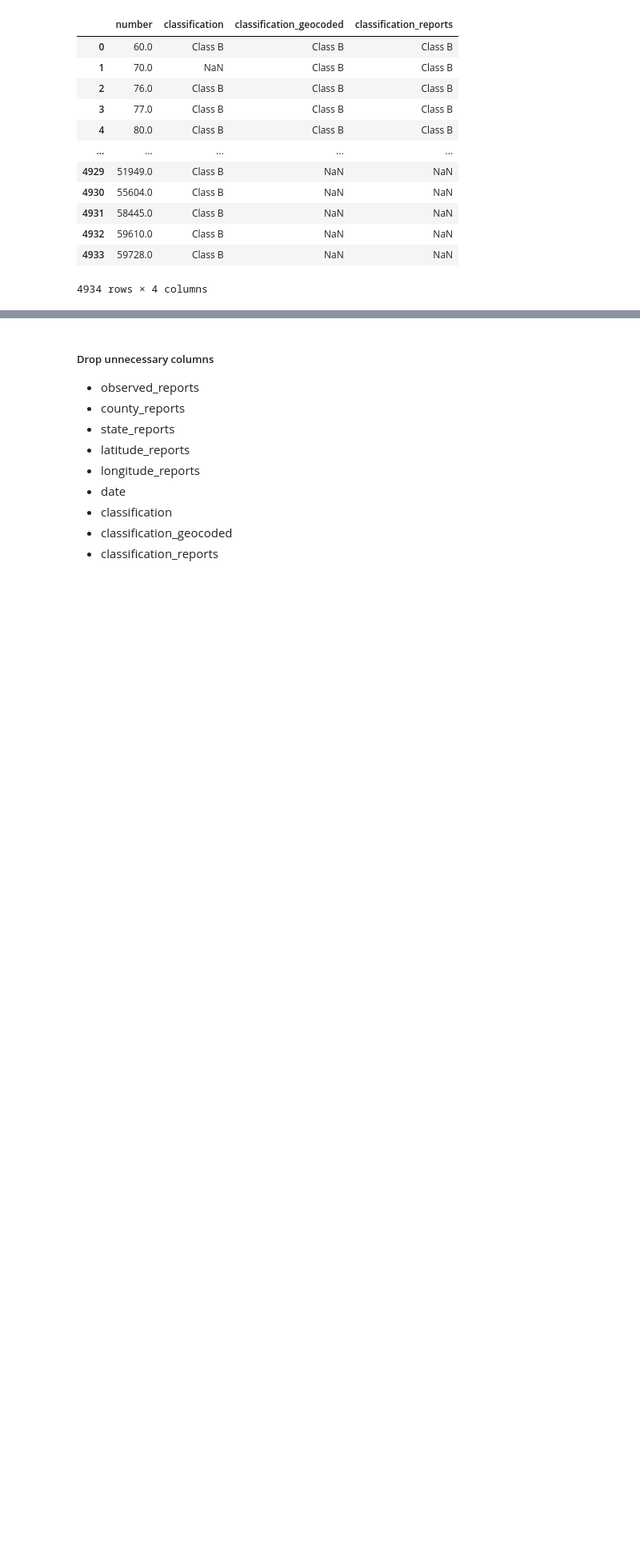
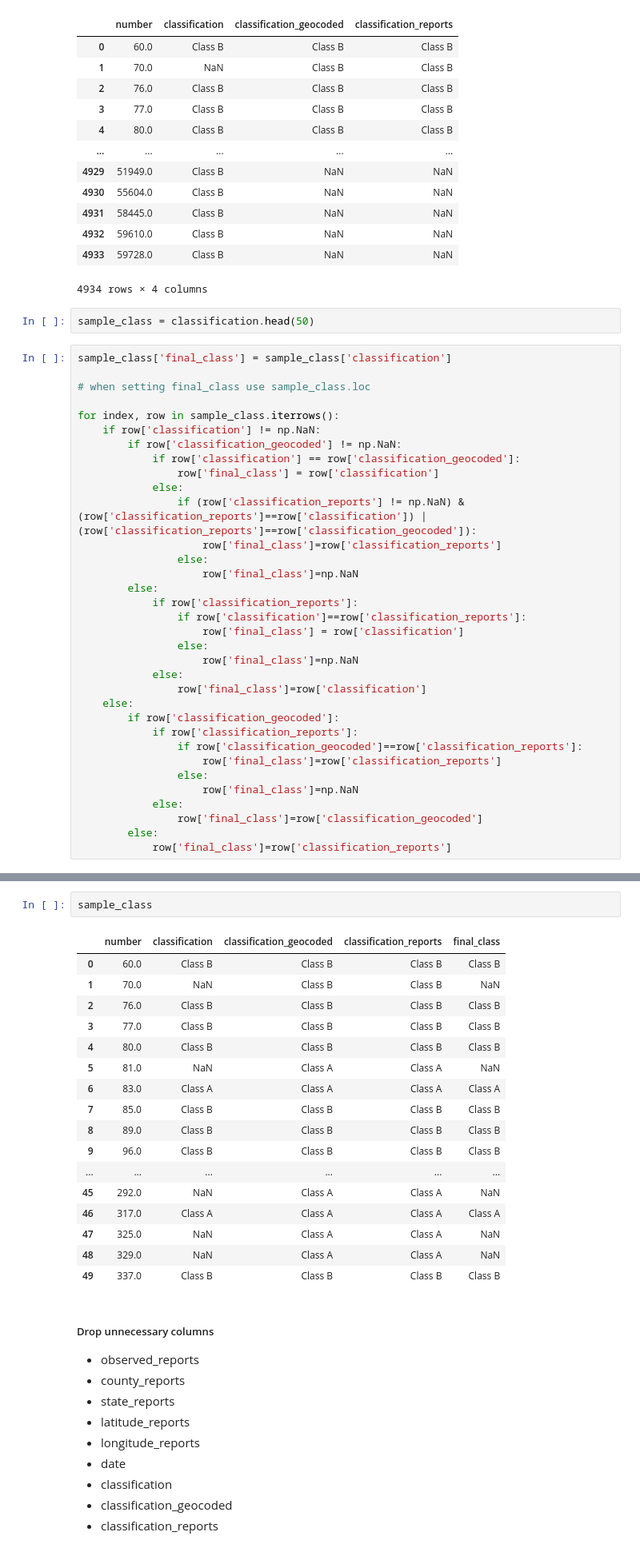
Before and after one commit to elisabethvirak/BigFoot, a Jupyter notebook: Bigfoot_Cleaning.ipynb, the cells around one changed output, grey strips where cells are left out. Shown: that part at 80% size. Cells and saved outputs as stored; diff of their text form; blank space fills up the shorter version.

```diff
--- a/Bigfoot_Cleaning.ipynb
+++ b/Bigfoot_Cleaning.ipynb
@@ -460,3 +462,39 @@ classification
 | 4932 | 59610.0 | Class B | NaN | NaN |
 | 4933 | 59728.0 | Class B | NaN | NaN |
 4934 rows × 4 columns
+# %%
+sample_class = classification.head(50)
+# %%
+sample_class['final_class'] = sample_class['classification']
+
+# when setting final_class use sample_class.loc
+
+for index, row in sample_class.iterrows():
+    if row['classification'] != np.NaN:
+        if row['classification_geocoded'] != np.NaN:
+            if row['classification'] == row['classification_geocoded']:
+                row['final_class'] = row['classification']
+            else:
+                if (row['classification_reports'] != np.NaN) & (row['classification_reports']==row['classification']) | (row['classification_reports']==row['classification_geocoded']):
+                    row['final_class']=row['classification_reports']
+                else:
+                    row['final_class']=np.NaN
+        else:
+            if row['classification_reports']:
+                if row['classification']==row['classification_reports']:
+                    row['final_class'] = row['classification']
+                else:
+                    row['final_class']=np.NaN
+            else:
+                row['final_class']=row['classification']
+    else:
+        if row['classification_geocoded']:
+            if row['classification_reports']:
+                if row['classification_geocoded']==row['classification_reports']:
+                    row['final_class']=row['classification_reports']
+                else:
+                    row['final_class']=np.NaN
+            else:
+                row['final_class']=row['classification_geocoded']
+        else:
+            row['final_class']=row['classification_reports']
@@ -463,3 +507,23 @@ classification
+# %%
+sample_class
+# %% [output]
+|  | number | classification | classification_geocoded | classification_reports | final_class |
+| 0 | 60.0 | Class B | Class B | Class B | Class B |
+| 1 | 70.0 | NaN | Class B | Class B | NaN |
+| 2 | 76.0 | Class B | Class B | Class B | Class B |
+| 3 | 77.0 | Class B | Class B | Class B | Class B |
+| 4 | 80.0 | Class B | Class B | Class B | Class B |
+| 5 | 81.0 | NaN | Class A | Class A | NaN |
+| 6 | 83.0 | Class A | Class A | Class A | Class A |
+| 7 | 85.0 | Class B | Class B | Class B | Class B |
+| 8 | 89.0 | Class B | Class B | Class B | Class B |
+| 9 | 96.0 | Class B | Class B | Class B | Class B |
+| ... | ... | ... | ... | ... | ... |
+| 45 | 292.0 | NaN | Class A | Class A | NaN |
+| 46 | 317.0 | Class A | Class A | Class A | Class A |
+| 47 | 325.0 | NaN | Class A | Class A | NaN |
+| 48 | 329.0 | NaN | Class A | Class A | NaN |
+| 49 | 337.0 | Class B | Class B | Class B | Class B |
 # %% [markdown]
 ##### Drop unnecessary columns
 * observed_reports
```
Also changed, not shown: parts of 2 cells of this notebook.
